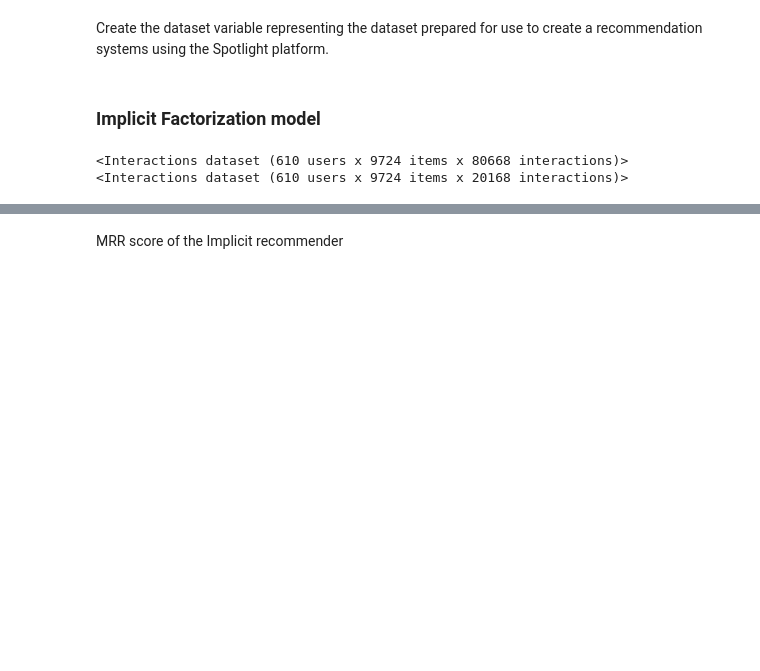
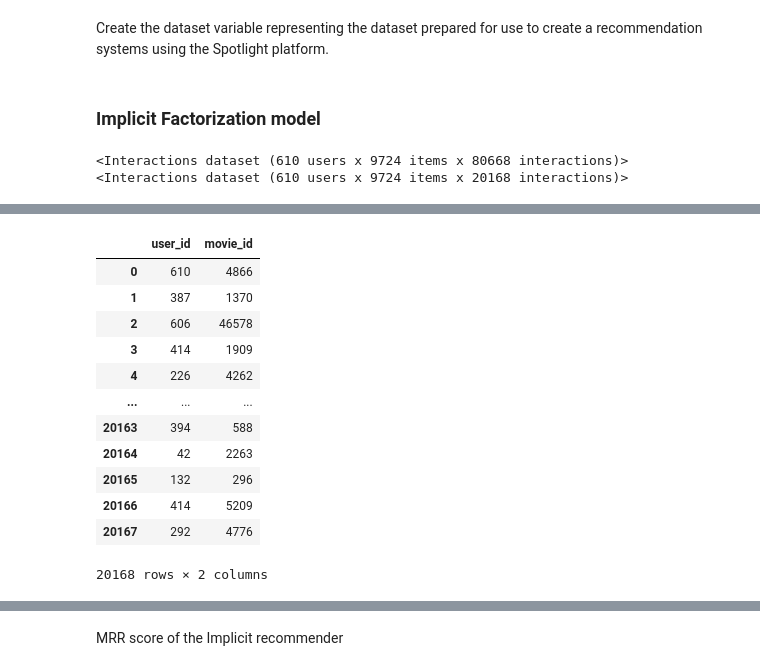
Before and after one commit to papadopoulosMichail/RecSys-using-LearningToRank, a Jupyter notebook: Baseline.ipynb, the cells around one changed output, grey strips where cells are left out. Saved outputs shown, nothing was run; the diff lists cells and outputs as text; code cells hidden in the pictures; blank space fills up the shorter version.

```diff
--- a/Baseline.ipynb
+++ b/Baseline.ipynb
@@ -107,3 +134,27 @@ print(implicit_test)
+# %%
+converted_test_users = []
+converted_test_movies = []
+for i in range(len(implicit_test.user_ids)):
+    converted_test_users.append(uid_rev_map[implicit_test.user_ids[i]])
+    converted_test_movies.append(iid_rev_map[implicit_test.item_ids[i]])
+
+test_df = pd.DataFrame({'user_id':converted_test_users,'movie_id':converted_test_movies})
+
+test_df
+# %% [output]
+|  | user_id | movie_id |
+| 0 | 610 | 4866 |
+| 1 | 387 | 1370 |
+| 2 | 606 | 46578 |
+| 3 | 414 | 1909 |
+| 4 | 226 | 4262 |
+| ... | ... | ... |
+| 20163 | 394 | 588 |
+| 20164 | 42 | 2263 |
+| 20165 | 132 | 296 |
+| 20166 | 414 | 5209 |
+| 20167 | 292 | 4776 |
+20168 rows × 2 columns
 # %%
 implicit_model  = ImplicitFactorizationModel(n_iter = 5)
 
```
Also changed, not shown: parts of 42 cells of this notebook.
